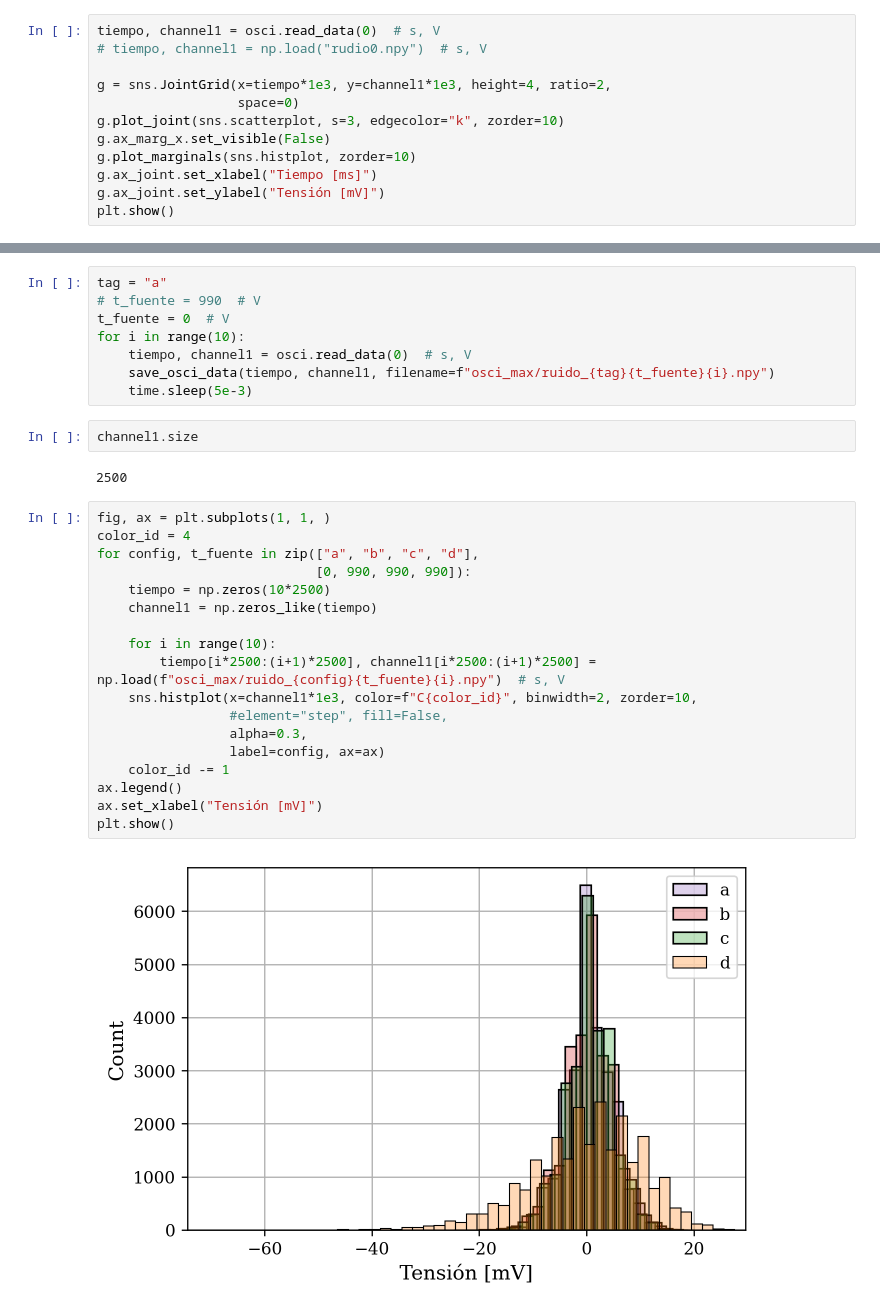
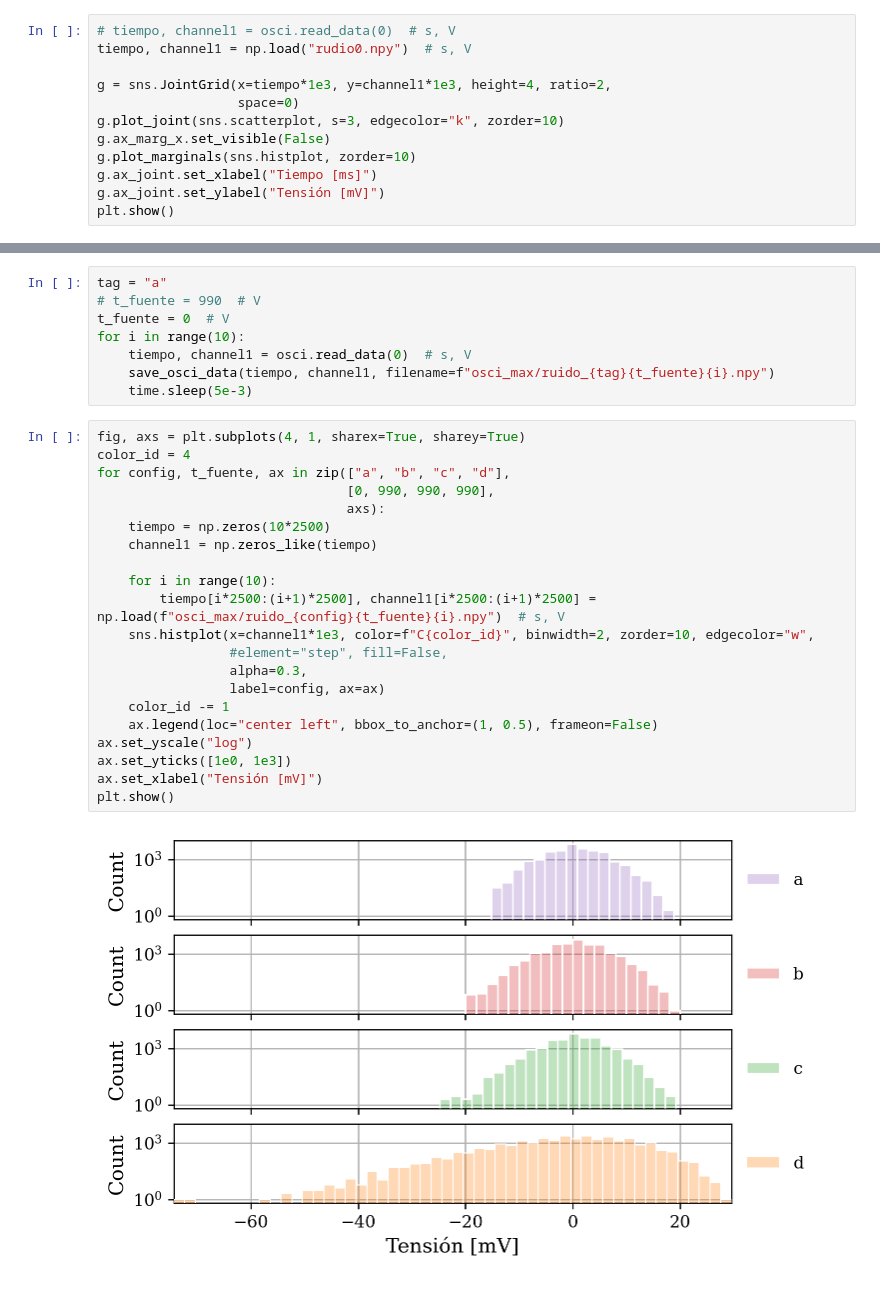
Before and after one commit to agustinbrusco/Laboratorio5, a Jupyter notebook: Datos y código - Práctica 3/adquisicion.ipynb, the cells around one changed output, grey strips where cells are left out. Drawn from its saved outputs; the diff is of its cells as text.

```diff
--- a/Datos y código - Práctica 3/adquisicion.ipynb
+++ b/Datos y código - Práctica 3/adquisicion.ipynb
@@ -62,6 +64,6 @@ def save_osci_data(t, *channels, filename=None):
 # %%
-tiempo, channel1 = osci.read_data(0)  # s, V
-# tiempo, channel1 = np.load("rudio0.npy")  # s, V
+# tiempo, channel1 = osci.read_data(0)  # s, V
+tiempo, channel1 = np.load("rudio0.npy")  # s, V
 
 g = sns.JointGrid(x=tiempo*1e3, y=channel1*1e3, height=4, ratio=2,
                   space=0)
@@ -86,27 +83,26 @@ for i in range(10):
     tiempo, channel1 = osci.read_data(0)  # s, V
     save_osci_data(tiempo, channel1, filename=f"osci_max/ruido_{tag}{t_fuente}{i}.npy")
     time.sleep(5e-3)
-# %%
-channel1.size
-# %% [output]
-2500
 # %%
-fig, ax = plt.subplots(1, 1, )
+fig, axs = plt.subplots(4, 1, sharex=True, sharey=True)
 color_id = 4
-for config, t_fuente in zip(["a", "b", "c", "d"],
-                            [0, 990, 990, 990]):
+for config, t_fuente, ax in zip(["a", "b", "c", "d"],
+                                [0, 990, 990, 990],
+                                axs):
     tiempo = np.zeros(10*2500)
     channel1 = np.zeros_like(tiempo)
 
     for i in range(10):
         tiempo[i*2500:(i+1)*2500], channel1[i*2500:(i+1)*2500] = np.load(f"osci_max/ruido_{config}{t_fuente}{i}.npy")  # s, V
-    sns.histplot(x=channel1*1e3, color=f"C{color_id}", binwidth=2, zorder=10,
+    sns.histplot(x=channel1*1e3, color=f"C{color_id}", binwidth=2, zorder=10, edgecolor="w",
                  #element="step", fill=False,
                  alpha=0.3,
                  label=config, ax=ax)
     color_id -= 1
-ax.legend()
+    ax.legend(loc="center left", bbox_to_anchor=(1, 0.5), frameon=False)
+ax.set_yscale("log")
+ax.set_yticks([1e0, 1e3])
 ax.set_xlabel("Tensión [mV]")
 plt.show()
 # %% [output]
-[figure, old version]
+[figure, new version]
```
Also changed, not shown: parts of 4 cells of this notebook.
